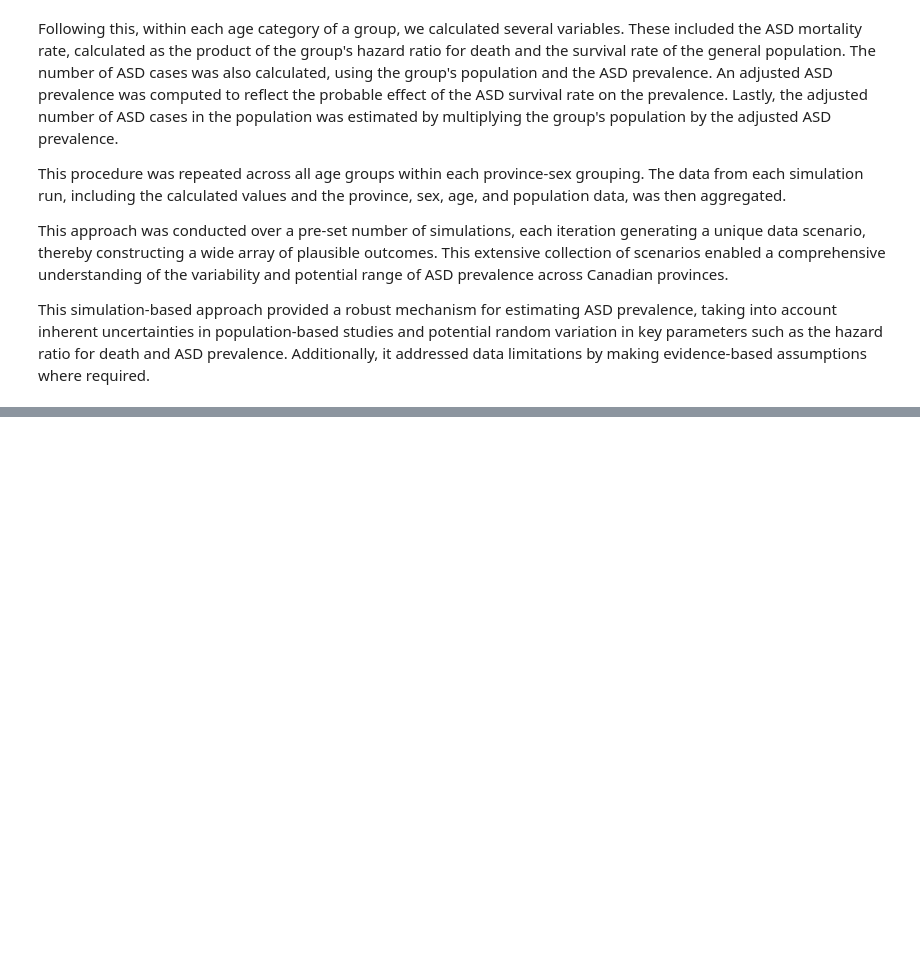
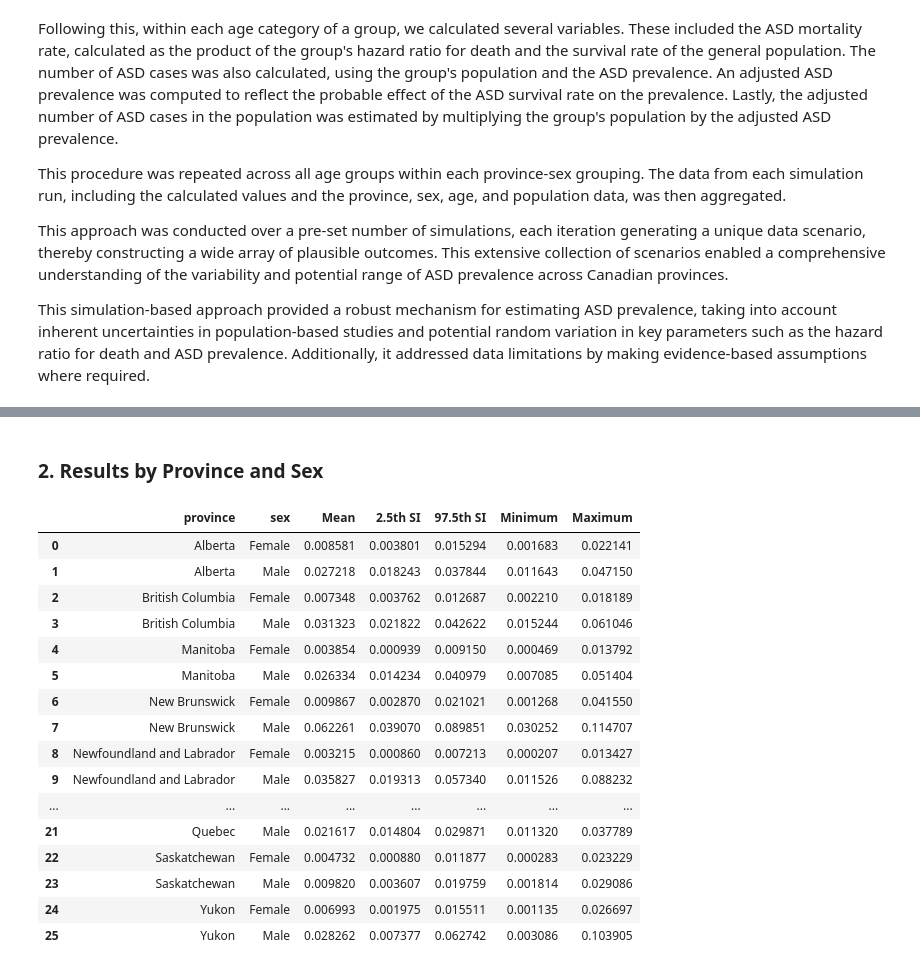
Before and after one commit to aaljaish/ASD_Prevalence, a Jupyter notebook: 03_Simulation_for_ASD_Prevalence.ipynb, the cells around one changed output, grey strips where cells are left out. Saved outputs shown, nothing was run; the diff lists cells and outputs as text; code cells hidden in the pictures; blank space fills up the shorter version.

```diff
--- a/03_Simulation_for_ASD_Prevalence.ipynb
+++ b/03_Simulation_for_ASD_Prevalence.ipynb
@@ -195,7 +199,7 @@ This approach was conducted over a pre-set number of simulations, each iteration
 
 This simulation-based approach provided a robust mechanism for estimating ASD prevalence, taking into account inherent uncertainties in population-based studies and potential random variation in key parameters such as the hazard ratio for death and ASD prevalence. Additionally, it addressed data limitations by making evidence-based assumptions where required.
 # %%
-def run_simulation(data, hr, beta_parameters, num_simulations=10000):
+def run_simulation(data, hr, beta_parameters, num_simulations=1000):
     # Group the data by 'province' and 'sex' columns
     grouped = {province: data for province, data in data.groupby(['province','sex'])}
 
@@ -215,8 +219,8 @@ def run_simulation(data, hr, beta_parameters, num_simulations=10000):
             se_ASD_prev=grouped[key]['asd_prevalence_se'].values[0]
 
             alpha, beta = beta_parameters(asd_prevalence_prev, se_ASD_prev)
-            # asd_prevalence_prev = np.random.beta(alpha, beta, 1)[0]
-            asd_prevalence_prev = np.random.normal(loc=asd_prevalence_prev, scale=se_ASD_prev)
+            asd_prevalence_prev = np.random.beta(alpha, beta, 1)[0]
+            #asd_prevalence_prev = np.random.normal(loc=asd_prevalence_prev, scale=se_ASD_prev)
 
             # Store the first ASD prevalence for the current group
             first_asd_prevalence = asd_prevalence_prev
@@ -315,0 +285,33 @@ HR Females: 3.16, (95% SI: 2.34, 4.17)
+# %%
+def get_stats_grouped(df, variables):
+    # Define bins and labels
+    bins = [18, 20, 25, 30,35,40,45,50,55,60,65,70,75,80,85, np.inf]
+    labels = ['18-19', '20-24', '25-29', '30-34', '35-39', '40-44', '45-49', '50-54',
+              '55-59', '60-64', '65-69', '70-74', '75-79', '80-84', '85+']
+
+    # Add "Simulation Number" to each dataframe in the list before concatenating
+    for i in tqdm(range(len(sim_data)), desc="Processing simulation data"):
+        sim_data[i]['Simulation Number'] = i
+
+    aggregated_sim_data = pd.concat(df)
+
+    # Create a new column 'age_group' based on 'age' column
+    aggregated_sim_data['age_group'] = pd.cut(aggregated_sim_data['age'], bins=bins, labels=labels, right=False)
+    aggregated_sim_data=aggregated_sim_data.reset_index(drop=True)
+    aggregated_sim_data = aggregated_sim_data[variables+['population','gamma_adj']+["Simulation Number"]].groupby(variables+["Simulation Number"]).sum().reset_index()
+    aggregated_sim_data['rho_adj']=aggregated_sim_data['gamma_adj']/aggregated_sim_data['population']
+
+    # Apply the aggregation functions to each group
+    descriptive_stats = df_grouped.groupby(variables).agg(agg_funcs).reset_index()
+    # Flatten the MultiIndex columns
+    descriptive_stats.columns = ['_'.join(col).rstrip('_') for col in descriptive_stats.columns.values]
+
+    # Rename the columns
+    descriptive_stats.rename(columns={
+        'rho_adj_mean': 'Mean',
+        'rho_adj_<lambda_0>': '2.5th SI',
+        'rho_adj_<lambda_1>': '97.5th SI',
+        'rho_adj_min': 'Minimum',
+        'rho_adj_max': 'Maximum',
+    }, inplace=True)
+    return descriptive_stats
@@ -315,0 +361,23 @@ HR Females: 3.16, (95% SI: 2.34, 4.17)
+# %% [markdown]
+### 2. Results by Province and Sex
+# %%
+variables=['province', 'sex']
+get_stats_grouped(sim_data, variables=variables)
+# %% [output]
+|  | province | sex | Mean | 2.5th SI | 97.5th SI | Minimum | Maximum |
+| 0 | Alberta | Female | 0.008581 | 0.003801 | 0.015294 | 0.001683 | 0.022141 |
+| 1 | Alberta | Male | 0.027218 | 0.018243 | 0.037844 | 0.011643 | 0.047150 |
+| 2 | British Columbia | Female | 0.007348 | 0.003762 | 0.012687 | 0.002210 | 0.018189 |
+| 3 | British Columbia | Male | 0.031323 | 0.021822 | 0.042622 | 0.015244 | 0.061046 |
+| 4 | Manitoba | Female | 0.003854 | 0.000939 | 0.009150 | 0.000469 | 0.013792 |
+| 5 | Manitoba | Male | 0.026334 | 0.014234 | 0.040979 | 0.007085 | 0.051404 |
+| 6 | New Brunswick | Female | 0.009867 | 0.002870 | 0.021021 | 0.001268 | 0.041550 |
+| 7 | New Brunswick | Male | 0.062261 | 0.039070 | 0.089851 | 0.030252 | 0.114707 |
+| 8 | Newfoundland and Labrador | Female | 0.003215 | 0.000860 | 0.007213 | 0.000207 | 0.013427 |
+| 9 | Newfoundland and Labrador | Male | 0.035827 | 0.019313 | 0.057340 | 0.011526 | 0.088232 |
+| ... | ... | ... | ... | ... | ... | ... | ... |
+| 21 | Quebec | Male | 0.021617 | 0.014804 | 0.029871 | 0.011320 | 0.037789 |
+| 22 | Saskatchewan | Female | 0.004732 | 0.000880 | 0.011877 | 0.000283 | 0.023229 |
+| 23 | Saskatchewan | Male | 0.009820 | 0.003607 | 0.019759 | 0.001814 | 0.029086 |
+| 24 | Yukon | Female | 0.006993 | 0.001975 | 0.015511 | 0.001135 | 0.026697 |
+| 25 | Yukon | Male | 0.028262 | 0.007377 | 0.062742 | 0.003086 | 0.103905 |
```
Also changed, not shown: parts of 22 cells of this notebook.
